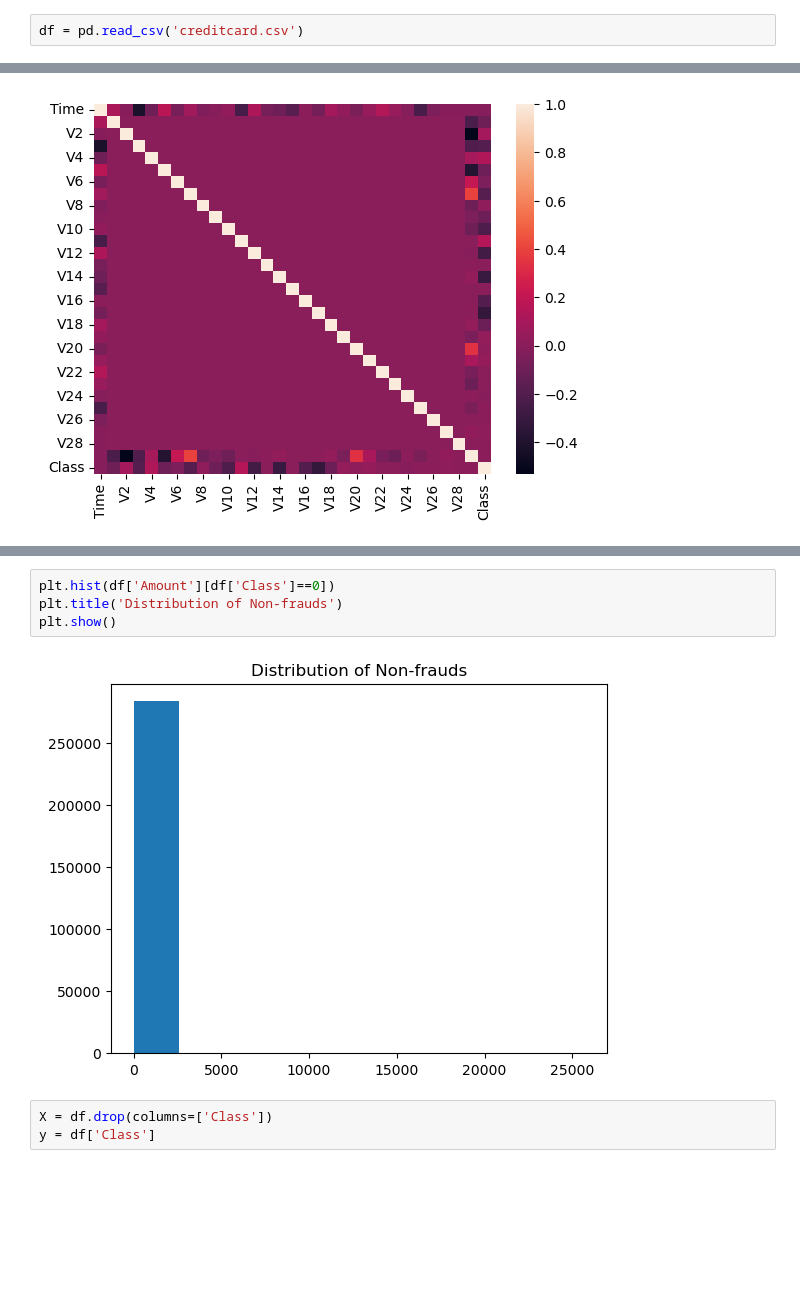
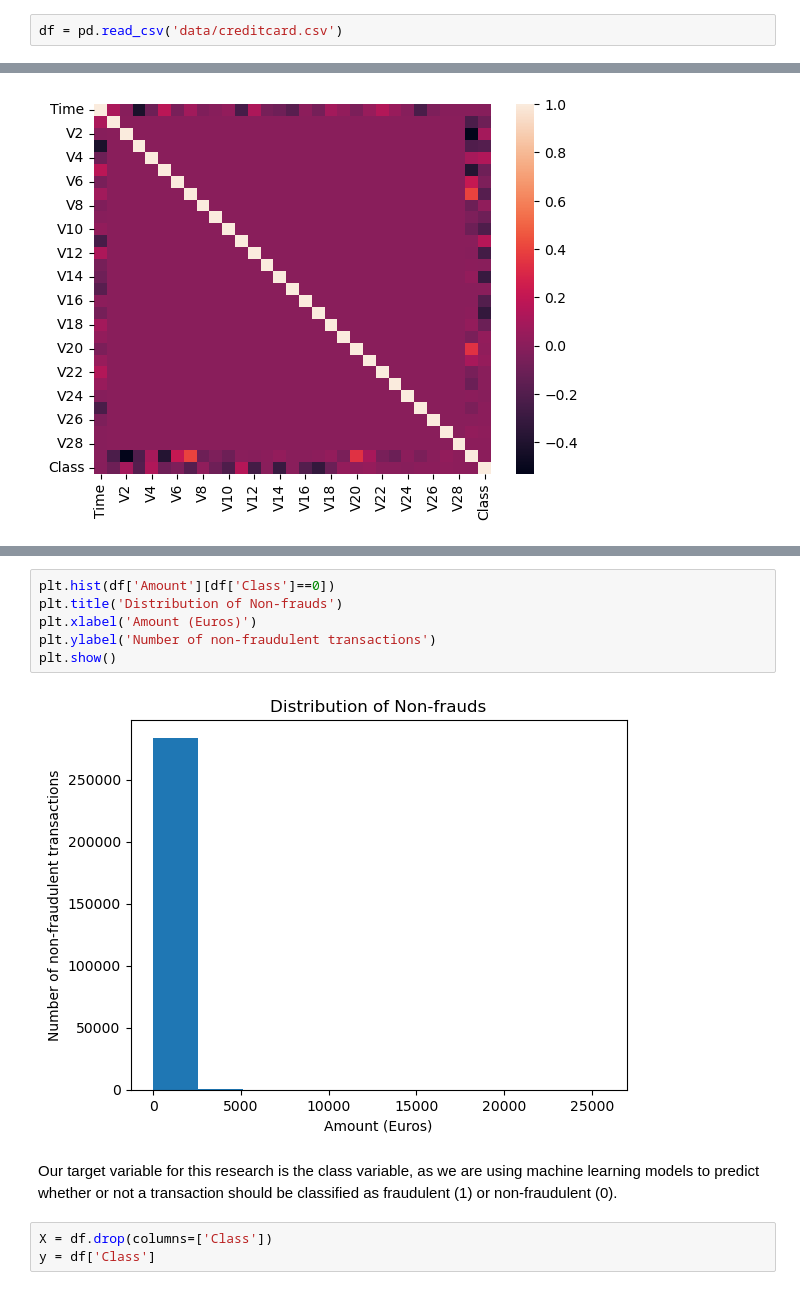
Before and after one commit to nigelcheong/Data-Science-Projects, a Jupyter notebook: Credit-Card-Fraud-Detection/Credit Card Fraud.ipynb, the cells around one changed output, grey strips where cells are left out. Cells and saved outputs as stored; diff of their text form; blank space fills up the shorter version.

```diff
--- a/Credit-Card-Fraud-Detection/Credit Card Fraud.ipynb
+++ b/Credit-Card-Fraud-Detection/Credit Card Fraud.ipynb
@@ -18,2 +31,2 @@ This dataset has undergone a PCA (Principal Component Analysis) transformation,
 # %%
-df = pd.read_csv('creditcard.csv')
+df = pd.read_csv('data/creditcard.csv')
@@ -79,9 +100,13 @@ Below we can see that all non-fraudulent transactions are between 0 and 2500 eur
 # %%
 plt.hist(df['Amount'][df['Class']==0])
 plt.title('Distribution of Non-frauds')
+plt.xlabel('Amount (Euros)')
+plt.ylabel('Number of non-fraudulent transactions')
 plt.show()
 # %% [output]
-[figure, old version]
+[figure, new version]
+# %% [markdown]
+<p>Our target variable for this research is the class variable, as we are using machine learning models to predict whether or not a transaction should be classified as fraudulent (1) or non-fraudulent (0).</p>
 # %%
 X = df.drop(columns=['Class'])
 y = df['Class']
```
Also changed, not shown: parts of 18 cells of this notebook.
